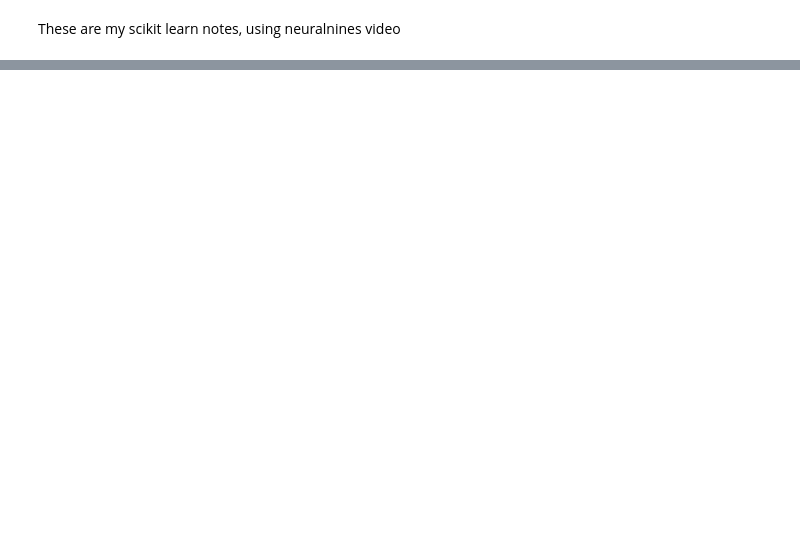
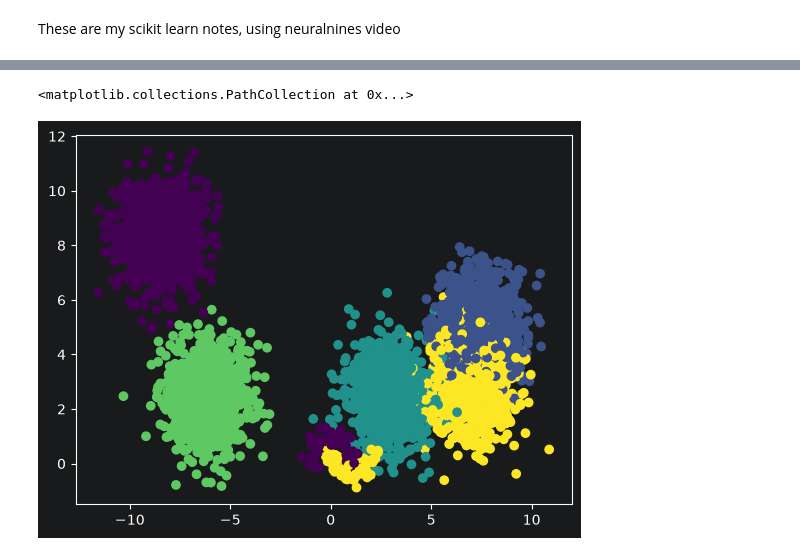
Before and after one commit to pkhrissanov/ml-learning, a Jupyter notebook: scikit-learning /scikit-learn-notes.ipynb, the cells around one changed output, grey strips where cells are left out. Saved outputs shown, nothing was run; the diff lists cells and outputs as text; code cells hidden in the pictures; blank space fills up the shorter version.

```diff
--- a/scikit-learning /scikit-learn-notes.ipynb
+++ b/scikit-learning /scikit-learn-notes.ipynb
@@ -9,0 +68,10 @@ The Boston housing prices dataset has an ethical problem: as
+# %%
+from sklearn.datasets import make_blobs, make_moons # make basically makes you a data set with some uni distributions
+x, y = make_blobs(5000, centers=5)
+w, z = make_moons(noise = 0.2)
+
+plt.scatter(x[:, 0], x[:, 1], c=y)
+plt.scatter(w[:, 0], w[:, 1], c=z)
+# %% [output]
+<matplotlib.collections.PathCollection at 0x...>
+[figure, added]
```
Also changed, not shown: parts of 12 cells of this notebook.
